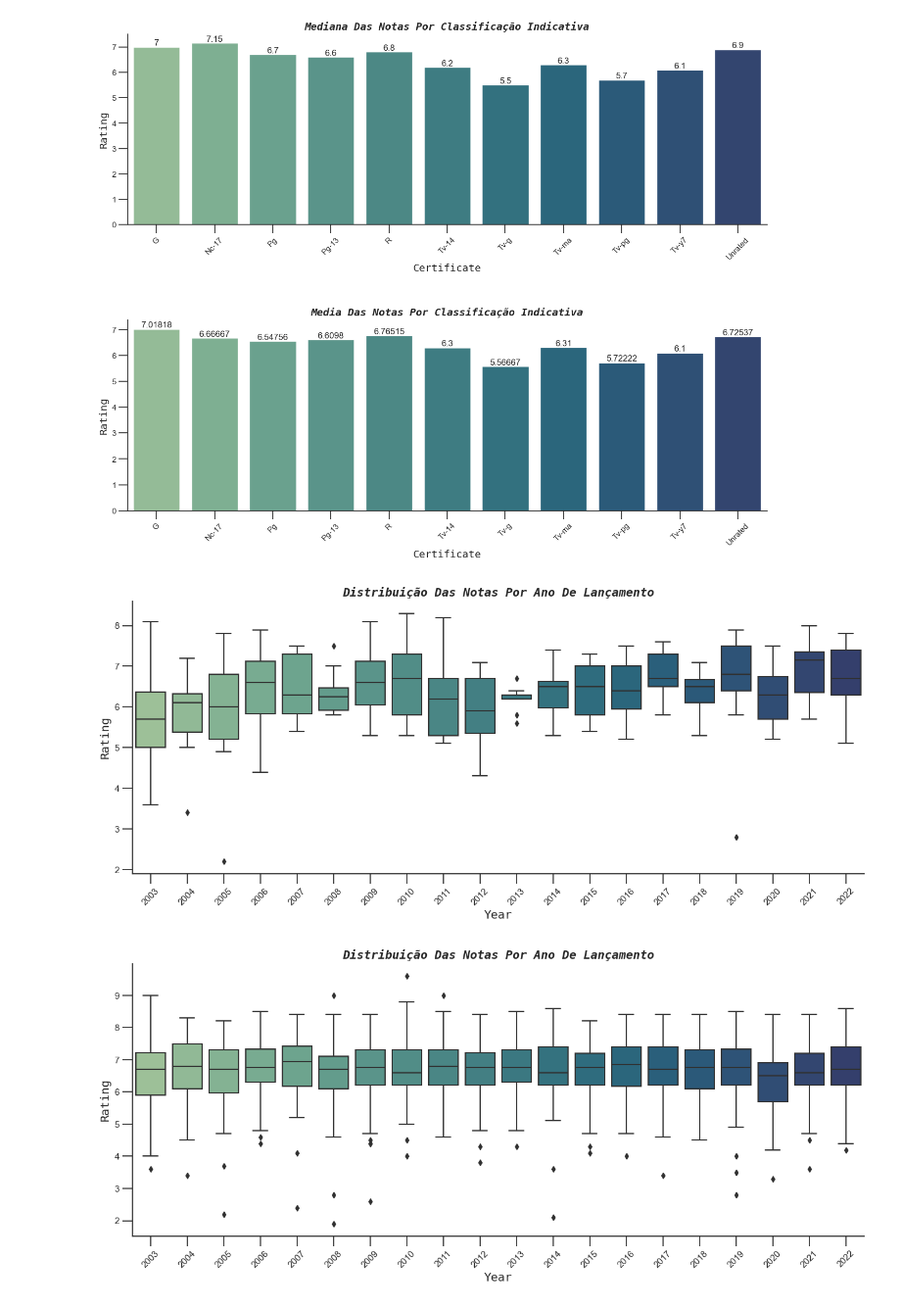
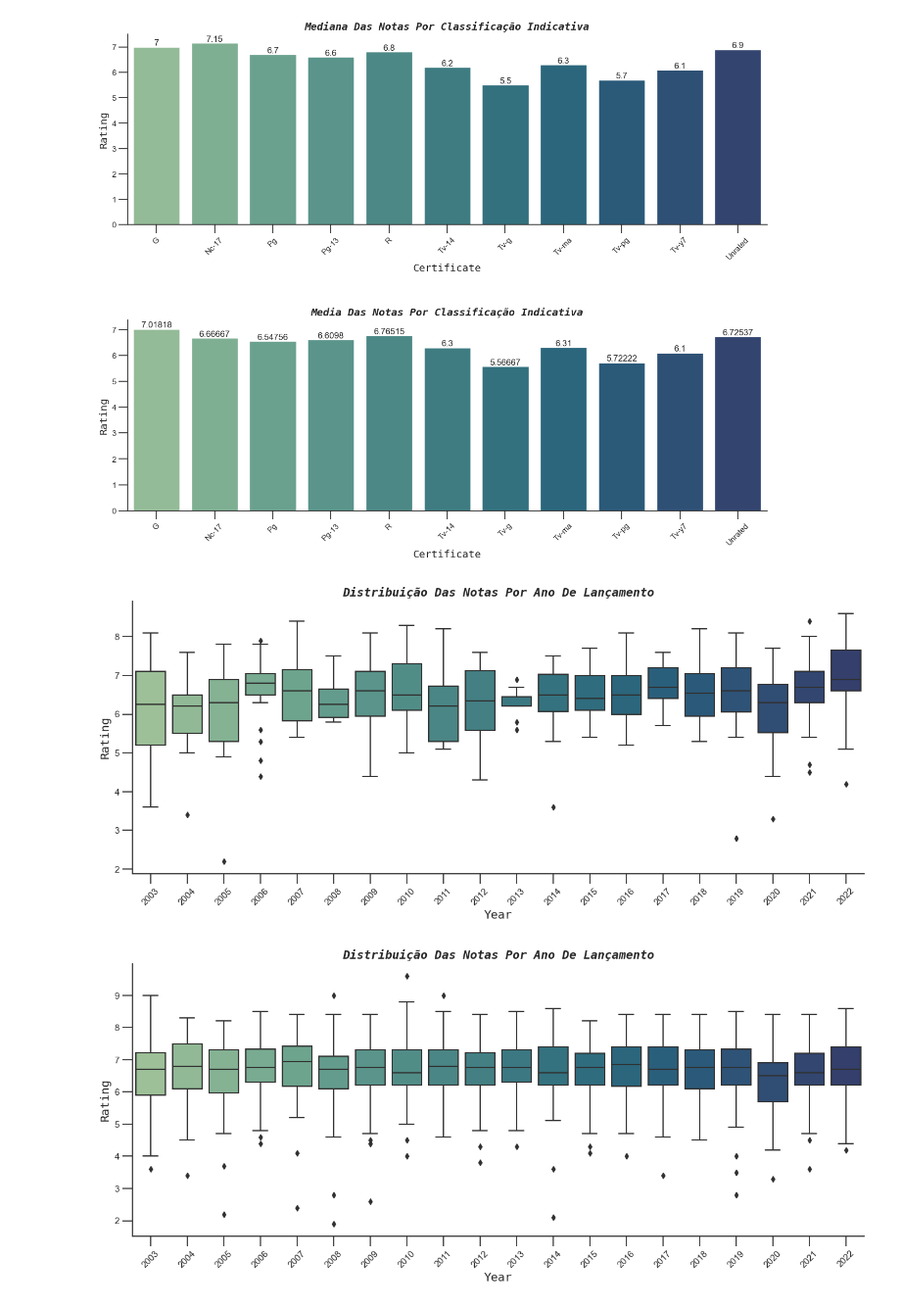
Before and after one commit to MatBrands/ADA-Exploratory_Data_Analysis, a Jupyter notebook: notebooks/edas/matheus.ipynb, the cells around one changed output. Shown at 98% size. Saved outputs shown, nothing was run; the diff lists cells and outputs as text; code cells hidden in the pictures.

Commit message:
Update: Eda after convert budget

```diff
--- a/notebooks/edas/matheus.ipynb
+++ b/notebooks/edas/matheus.ipynb
@@ -31,0 +45,11 @@ df.head()
+# %%
+df['profit'] = df.income - df.budget
+df['proportional_profit'] = np.round(df.income/df.budget*100, 2)
+# %%
+def classification_of_profit(x: int) -> str:
+    if x < 0:
+        return 'failure'
+    else:
+        return 'gain'
+
+df['profit_classification'] = df.profit.progress_apply(classification_of_profit)
@@ -575,10 +554,10 @@ plt.show()
 [figure]
 # %%
 fig, ax = plt.subplots(figsize=(16, 6))
-create_box(df_budget.query('profit_classification == "failure"'), ax, 'year', 'rating', 'Distribuição das notas por ano de lançamento')
+create_box(df.query('profit_classification == "failure"'), ax, 'year', 'rating', 'Distribuição das notas por ano de lançamento')
 plt.show()
 # %% [output]
-[figure, old version]
+[figure, new version]
 # %%
 fig, ax = plt.subplots(figsize=(16, 6))
 create_box(df, ax, 'year', 'rating', 'Distribuição das notas por ano de lançamento')
```
Also changed, not shown: parts of 33 cells of this notebook.
